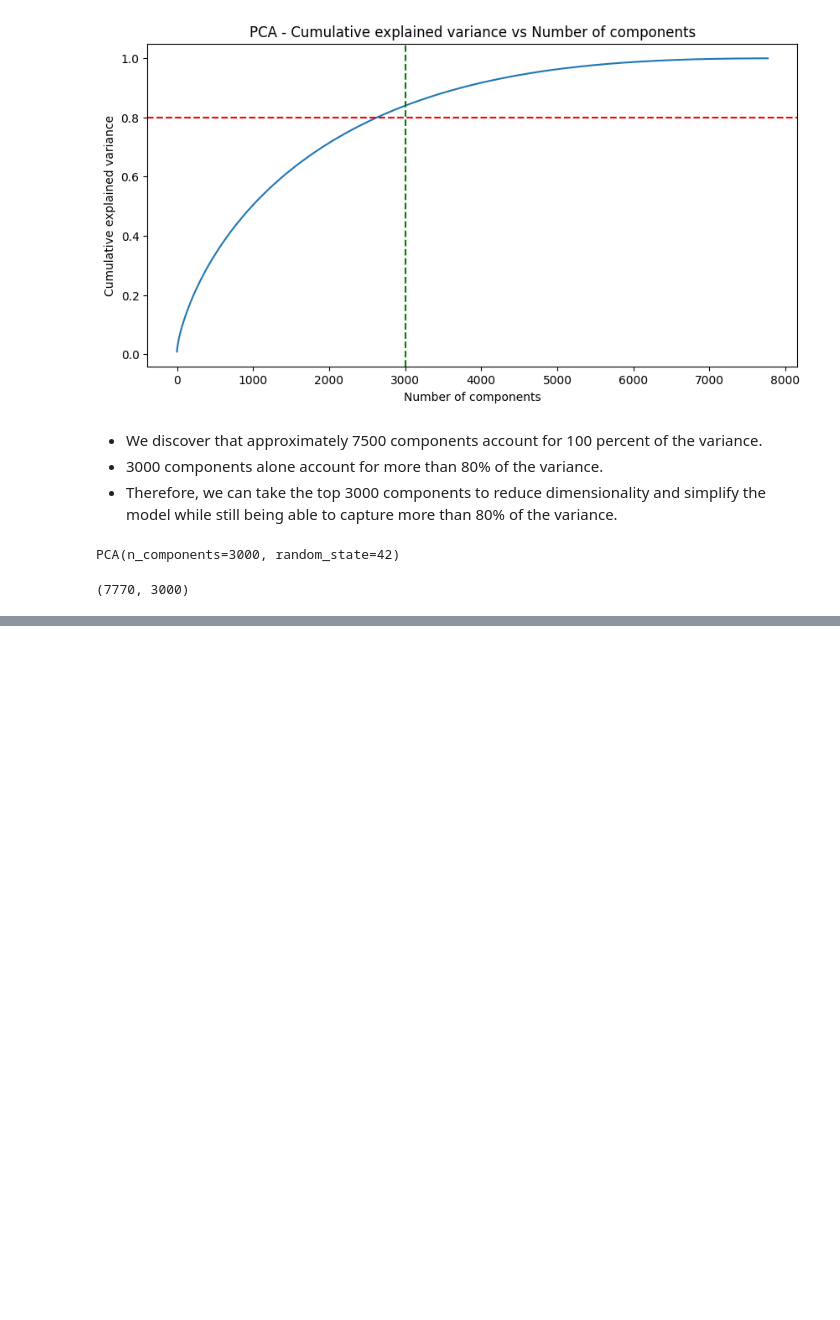
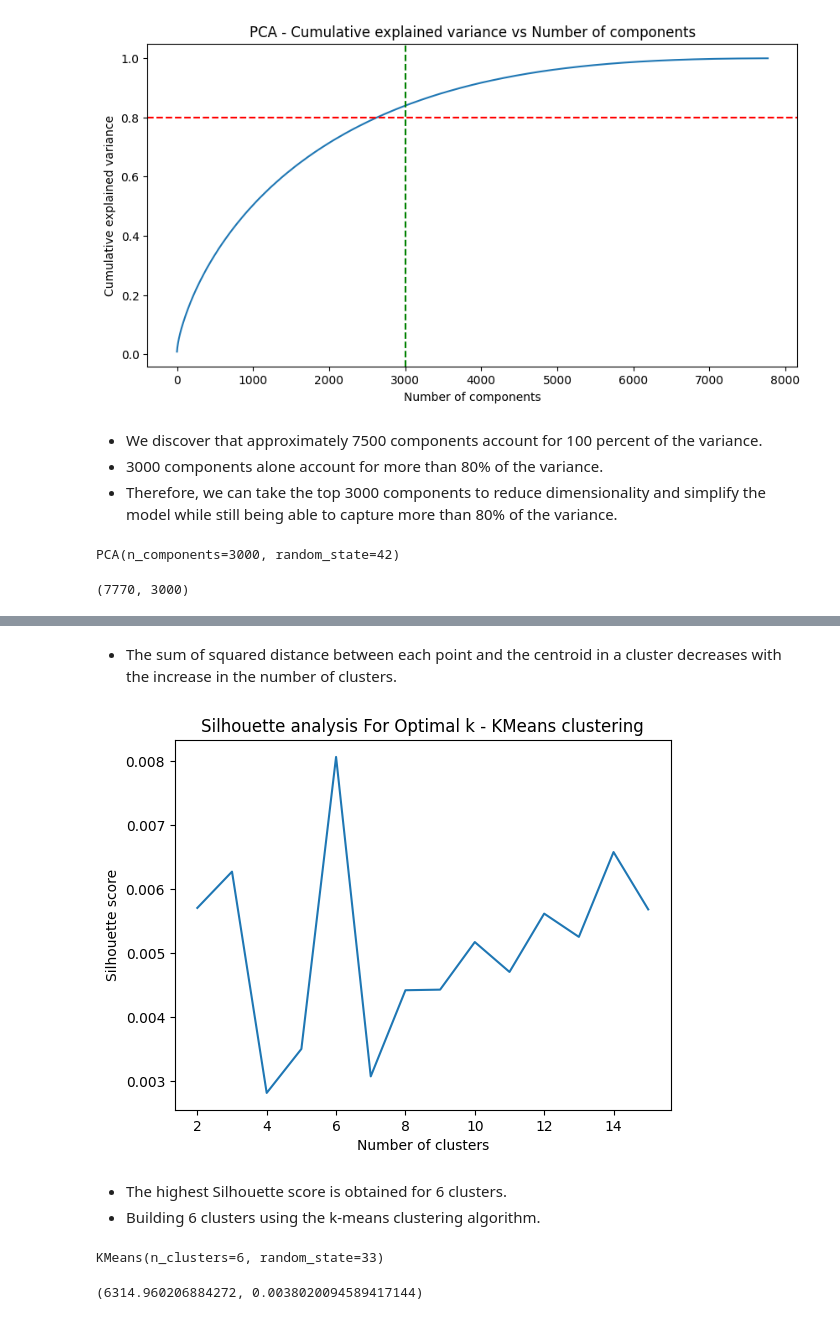
Before and after one commit to Shyam-S-Mishra/Shyam_S_Mishra_Unsupervised-ML_Capstone_Project_Clustering, a Jupyter notebook: Shyam_Shubham_Mishra_Unsupervised_ML_Capstone_Project_Clustering.ipynb, the cells around one changed output, grey strips where cells are left out. Saved outputs shown, nothing was run; the diff lists cells and outputs as text; code cells hidden in the pictures; blank space fills up the shorter version.

```diff
--- a/Shyam_Shubham_Mishra_Unsupervised_ML_Capstone_Project_Clustering.ipynb
+++ b/Shyam_Shubham_Mishra_Unsupervised_ML_Capstone_Project_Clustering.ipynb
@@ -592,0 +626,46 @@ X.shape
+# %% [markdown]
+* The sum of squared distance between each point and the centroid in a cluster decreases with the increase in the number of clusters.
+# %%
+'''Silhouette score method to find the optimal value of k'''
+
+# Initialize a list to store the silhouette score for each value of k
+silhouette_avg = []
+
+for k in range(2, 16):
+  # Initialize the k-means model with the current value of k
+  kmeans = KMeans(n_clusters=k, init='k-means++', random_state=42)
+  # Fit the model to the data
+  kmeans.fit(X)
+  # Predict the cluster labels for each point in the data
+  labels = kmeans.labels_
+  # Compute the silhouette score for the model
+  score = silhouette_score(X, labels)
+  silhouette_avg.append(score)
+
+# Plot the Silhouette analysis
+plt.plot(range(2,16), silhouette_avg)
+plt.xlabel('Number of clusters')
+plt.ylabel('Silhouette score')
+plt.title('Silhouette analysis For Optimal k - KMeans clustering')
+plt.show()
+# %% [output]
+[figure, added]
+# %% [markdown]
+* The highest Silhouette score is obtained for 6 clusters.
+* Building 6 clusters using the k-means clustering algorithm.
+# %%
+# Clustering the data into 6 clusters
+
+kmeans = KMeans(n_clusters=6, init='k-means++', random_state=33)
+kmeans.fit(X)
+# %% [output]
+KMeans(n_clusters=6, random_state=33)
+# %%
+# Evaluation metrics - distortion, Silhouette score
+
+kmeans_distortion = kmeans.inertia_
+kmeans_silhouette_score = silhouette_score(X, kmeans.labels_)
+
+print((kmeans_distortion, kmeans_silhouette_score))
+# %% [output]
+(6314.960206884272, 0.0038020094589417144)
```
Also changed, not shown: parts of 18 cells of this notebook.
